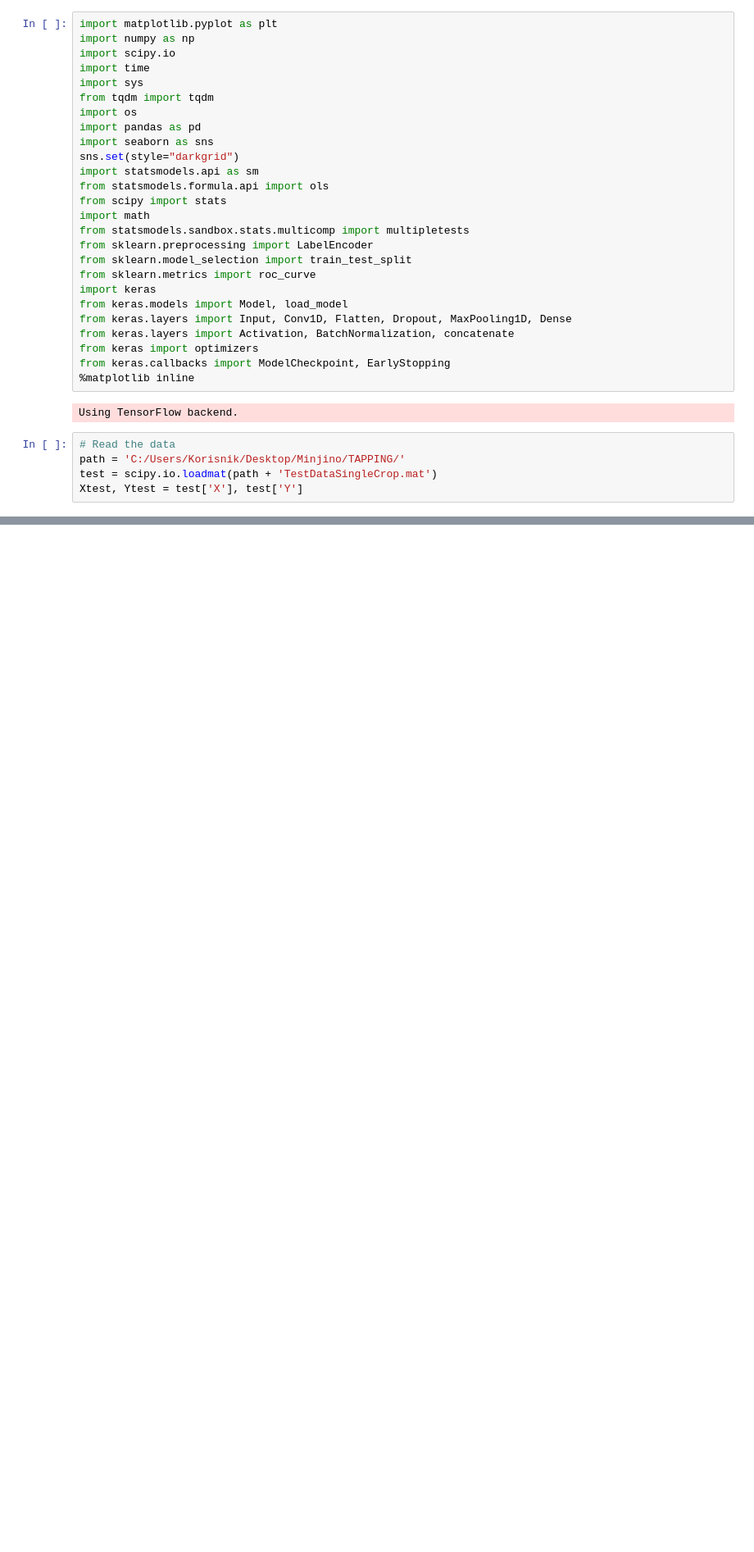
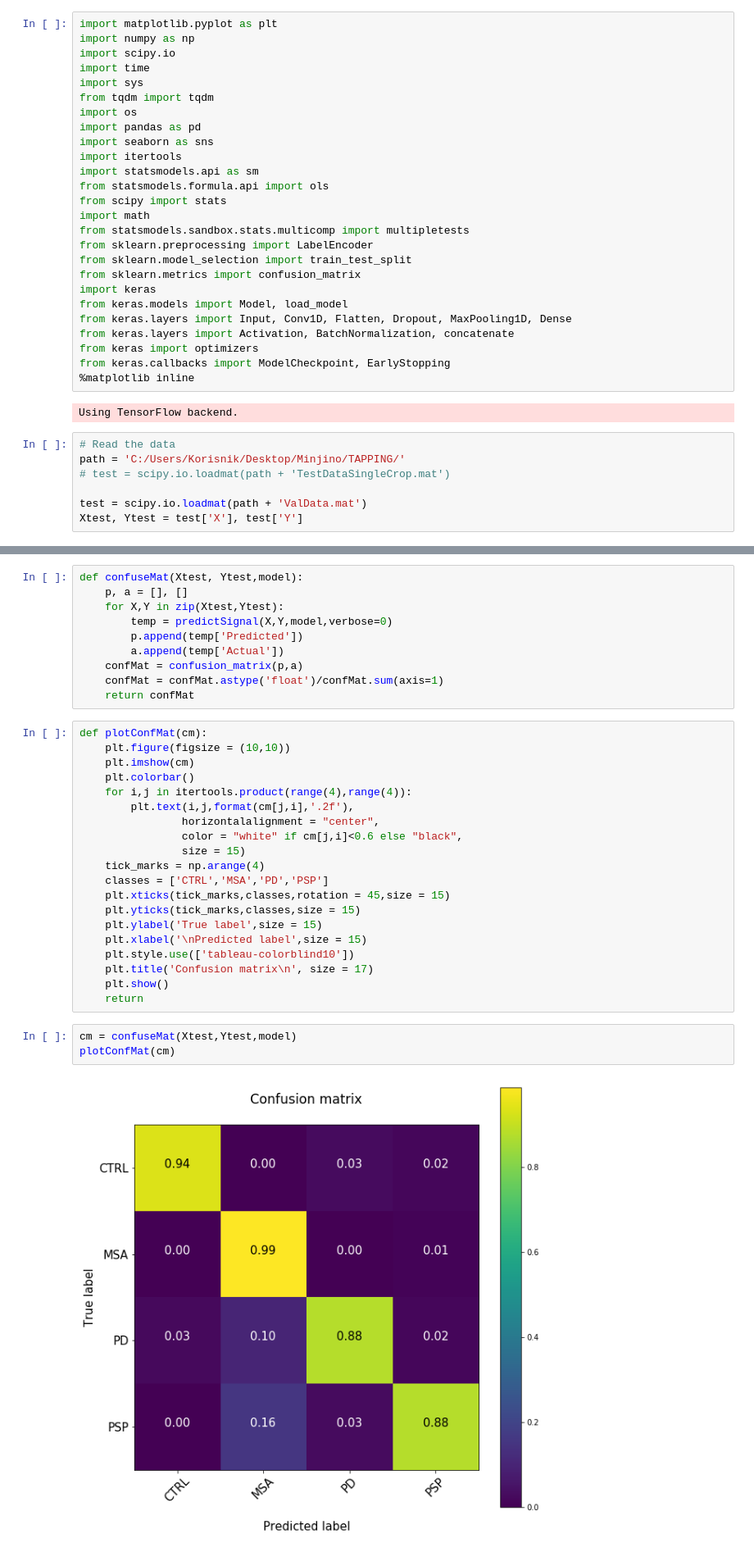
Before and after one commit to BabaJaguska/FingerTapping, a Jupyter notebook: PredictTestDescriptive.ipynb, the cells around one changed output, grey strips where cells are left out. Shown at 82% size. Drawn from its saved outputs; the diff is of its cells as text; blank space fills up the shorter version.

Commit message:
Added a confusion matrix

```diff
--- a/PredictTestDescriptive.ipynb
+++ b/PredictTestDescriptive.ipynb
@@ -11,7 +11,7 @@ from tqdm import tqdm
 import os
 import pandas as pd
 import seaborn as sns
-sns.set(style="darkgrid")
+import itertools
 import statsmodels.api as sm
 from statsmodels.formula.api import ols
 from scipy import stats
@@ -19,7 +19,7 @@ import math
 from statsmodels.sandbox.stats.multicomp import multipletests
 from sklearn.preprocessing import LabelEncoder
 from sklearn.model_selection import train_test_split
-from sklearn.metrics import roc_curve
+from sklearn.metrics import confusion_matrix
 import keras
 from keras.models import Model, load_model
 from keras.layers import Input, Conv1D, Flatten, Dropout, MaxPooling1D, Dense
@@ -32,7 +32,9 @@ Using TensorFlow backend.
 # %%
 # Read the data
 path = 'C:/Users/Korisnik/Desktop/Minjino/TAPPING/'
-test = scipy.io.loadmat(path + 'TestDataSingleCrop.mat')
+# test = scipy.io.loadmat(path + 'TestDataSingleCrop.mat')
+
+test = scipy.io.loadmat(path + 'ValData.mat')
 Xtest, Ytest = test['X'], test['Y']
 # %%
 Xtest.shape, Ytest.shape
@@ -77 +76,36 @@ def predictSignal(signalX, signalY, model):
+# %%
+def confuseMat(Xtest, Ytest,model):
+    p, a = [], []
+    for X,Y in zip(Xtest,Ytest):
+        temp = predictSignal(X,Y,model,verbose=0)
+        p.append(temp['Predicted'])
+        a.append(temp['Actual'])
+    confMat = confusion_matrix(p,a)
+    confMat = confMat.astype('float')/confMat.sum(axis=1)
+    return confMat
+# %%
+def plotConfMat(cm):
+    plt.figure(figsize = (10,10))
+    plt.imshow(cm)
+    plt.colorbar()
+    for i,j in itertools.product(range(4),range(4)):
+        plt.text(i,j,format(cm[j,i],'.2f'),
+                horizontalalignment = "center",
+                color = "white" if cm[j,i]<0.6 else "black",
+                size = 15)
+    tick_marks = np.arange(4)
+    classes = ['CTRL','MSA','PD','PSP']
+    plt.xticks(tick_marks,classes,rotation = 45,size = 15)
+    plt.yticks(tick_marks,classes,size = 15)
+    plt.ylabel('True label',size = 15)
+    plt.xlabel('\nPredicted label',size = 15)
+    plt.style.use(['tableau-colorblind10'])
+    plt.title('Confusion matrix\n', size = 17)
+    plt.show()
+    return
+# %%
+cm = confuseMat(Xtest,Ytest,model)
+plotConfMat(cm)
+# %% [output]
+[figure, added]
 # %%
```
Also changed, not shown: parts of 5 cells of this notebook.
